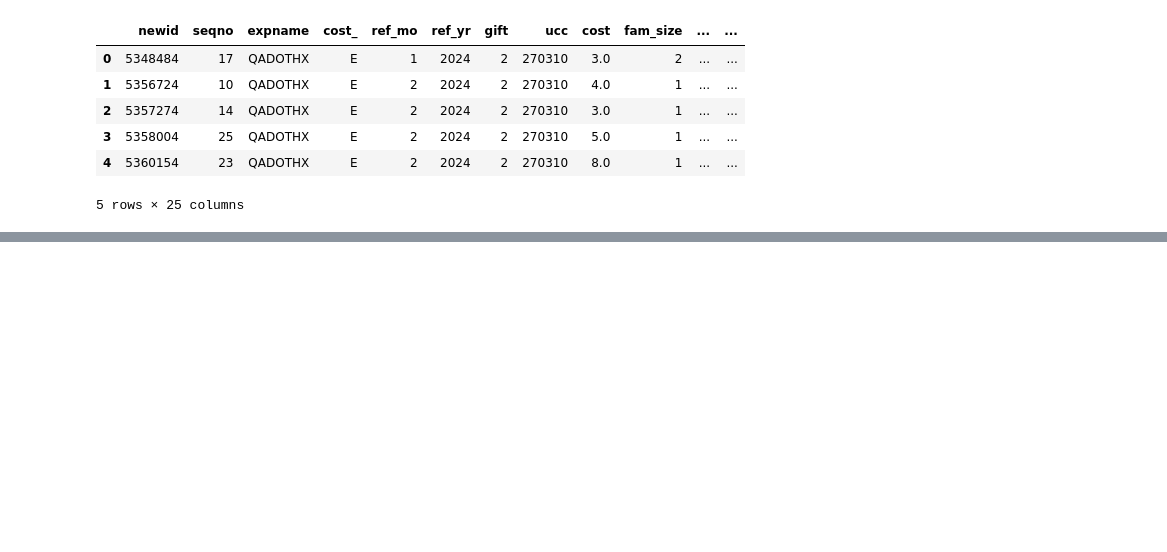
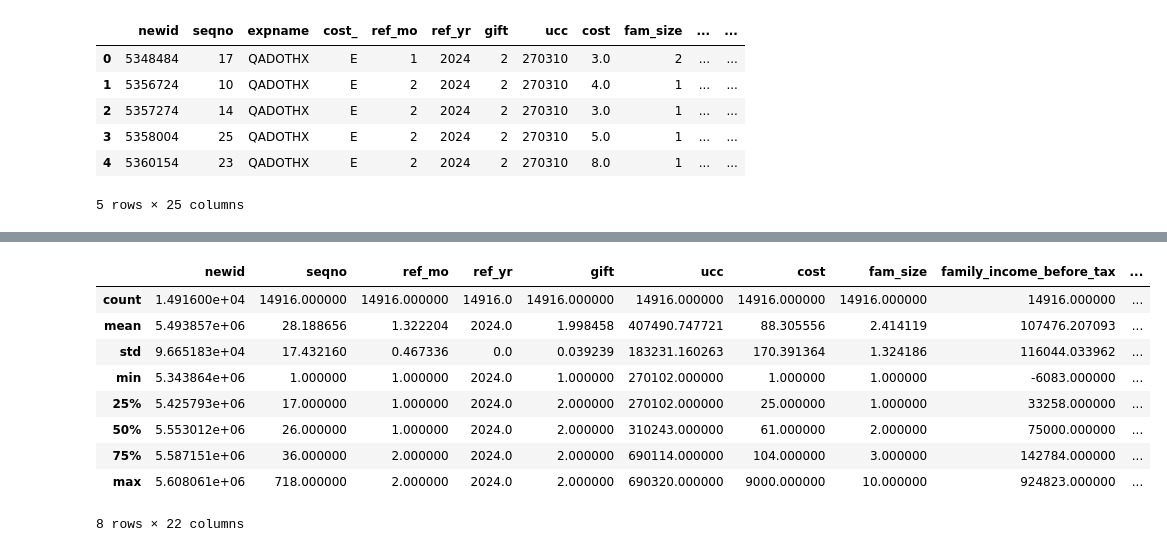
Before and after one commit to Alain-16/Digital_Product_Insights, a Jupyter notebook: Data_processing.ipynb, the cells around one changed output, grey strips where cells are left out. Cells and saved outputs as stored; diff of their text form; code cells hidden in the pictures; blank space fills up the shorter version.

Commit message:
cleaning data

```diff
--- a/Data_processing.ipynb
+++ b/Data_processing.ipynb
@@ -53,7 +53,7 @@ df_2024_data.head()
 
 #df_2024_data.dropna(inplace = True)
 
-"""ucc_2024_map ={
+ucc_2024_map ={
     # Telecommunications
     270102: "Cellular phone service",
     270106: "Residential telephone including VOIP",
@@ -119,9 +119,10 @@ df_2024_data.head()
     480213: "Parts, equipment, and accessories",
     490501: "Vehicle accessories including labor",
 
-}"""
+}
 
-#df_2024_data['UCC_Description'] = df_2024_data['UCC'].map(ucc_2024_map).fillna(df_2024_data['UCC'])
+df_2024_data['product_description'] = df_2024_data['ucc'].map(ucc_2024_map).fillna(df_2024_data['ucc'])
+print(df_2024_data.head())
 
 #df_2024_data.drop(columns=['ALCNO','PUBFLAG','UCCSEQ'],inplace=True)
 
@@ -130,0 +179,13 @@ df_2024_data.head()
+# %%
+df_2024_data.describe()
+# %% [output]
+|  | newid | seqno | ref_mo | ref_yr | gift | ucc | cost | fam_size | family_income_before_tax | ... |
+| count | 1.491600e+04 | 14916.000000 | 14916.000000 | 14916.0 | 14916.000000 | 14916.000000 | 14916.000000 | 14916.000000 | 14916.000000 | ... |
+| mean | 5.493857e+06 | 28.188656 | 1.322204 | 2024.0 | 1.998458 | 407490.747721 | 88.305556 | 2.414119 | 107476.207093 | ... |
+| std | 9.665183e+04 | 17.432160 | 0.467336 | 0.0 | 0.039239 | 183231.160263 | 170.391364 | 1.324186 | 116044.033962 | ... |
+| min | 5.343864e+06 | 1.000000 | 1.000000 | 2024.0 | 1.000000 | 270102.000000 | 1.000000 | 1.000000 | -6083.000000 | ... |
+| 25% | 5.425793e+06 | 17.000000 | 1.000000 | 2024.0 | 2.000000 | 270102.000000 | 25.000000 | 1.000000 | 33258.000000 | ... |
+| 50% | 5.553012e+06 | 26.000000 | 1.000000 | 2024.0 | 2.000000 | 310243.000000 | 61.000000 | 2.000000 | 75000.000000 | ... |
+| 75% | 5.587151e+06 | 36.000000 | 2.000000 | 2024.0 | 2.000000 | 690114.000000 | 104.000000 | 3.000000 | 142784.000000 | ... |
+| max | 5.608061e+06 | 718.000000 | 2.000000 | 2024.0 | 2.000000 | 690320.000000 | 9000.000000 | 10.000000 | 924823.000000 | ... |
+8 rows × 22 columns
```
Also changed, not shown: parts of 9 cells of this notebook.
